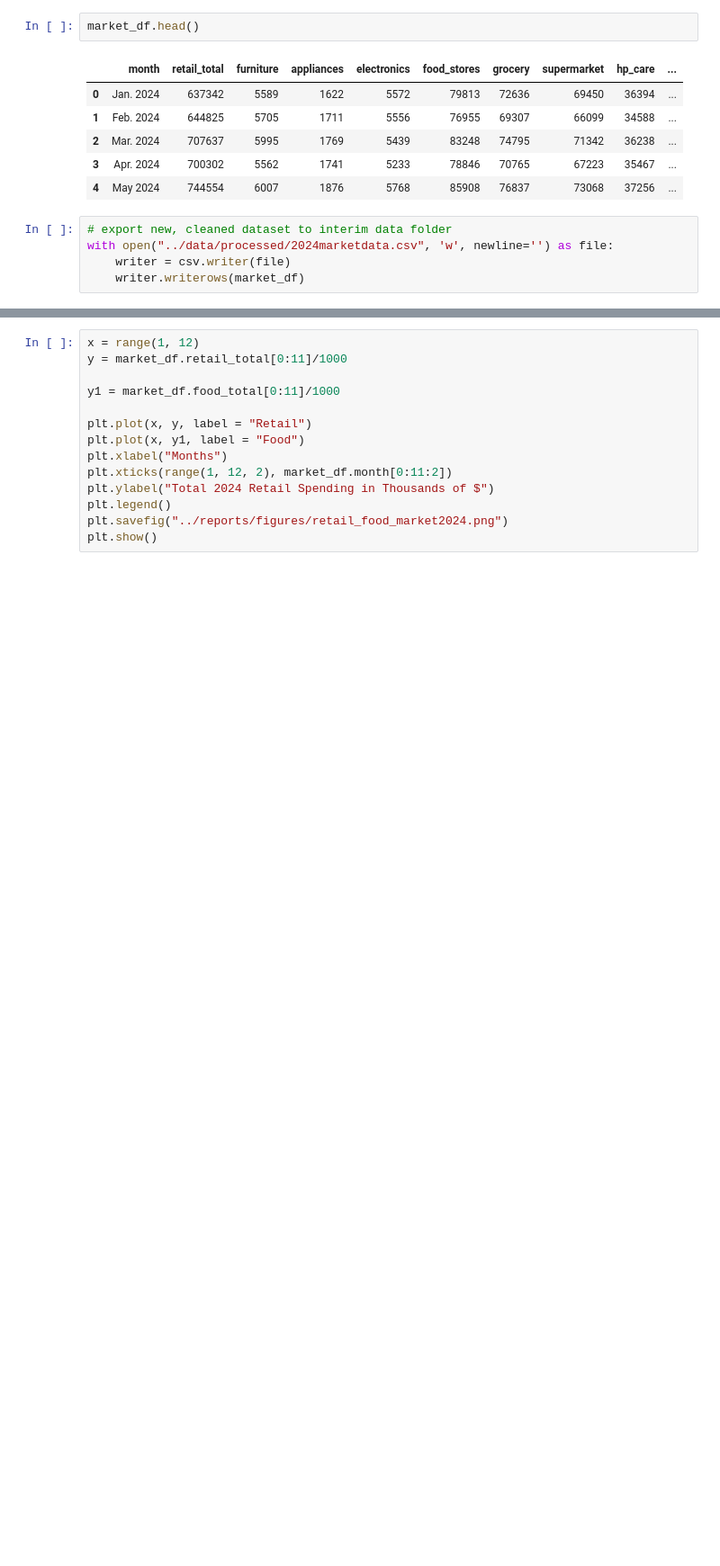
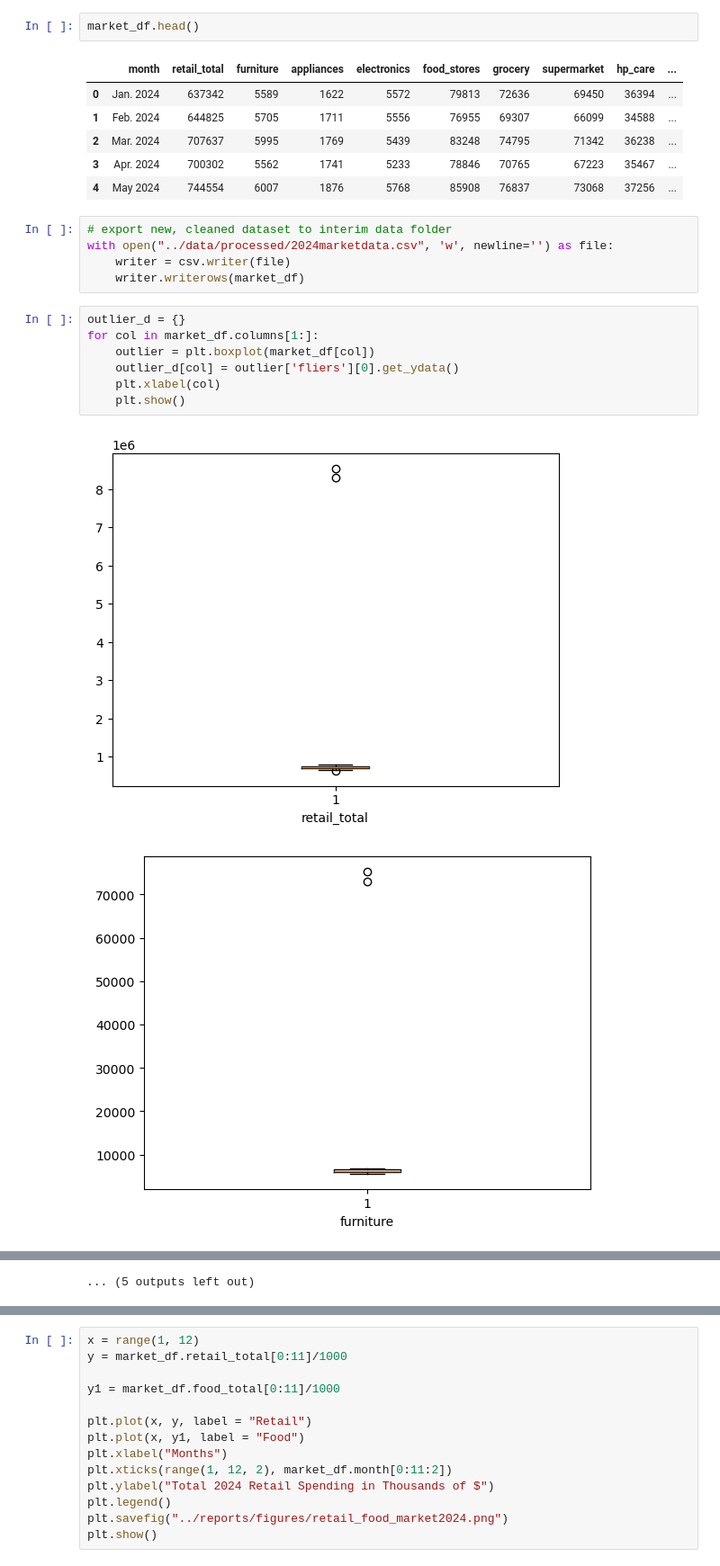
Before and after one commit to hana-e04/student_needs_gh, a Jupyter notebook: notebooks/marketdata_cleaning.ipynb, the cells around one changed output, grey strips where cells are left out. Shown at 90% size. Cells and saved outputs as stored; diff of their text form; blank space fills up the shorter version.

Commit message:
developed method of checking market data for outliers

```diff
--- a/notebooks/marketdata_cleaning.ipynb
+++ b/notebooks/marketdata_cleaning.ipynb
@@ -77,3 +77,13 @@ market_df.head()
 with open("../data/processed/2024marketdata.csv", 'w', newline='') as file:
     writer = csv.writer(file)
     writer.writerows(market_df)
+# %%
+outlier_d = {}
+for col in market_df.columns[1:]:
+    outlier = plt.boxplot(market_df[col])
+    outlier_d[col] = outlier['fliers'][0].get_ydata()
+    plt.xlabel(col)
+    plt.show()
+# %% [output]
+[figure, added]
+[figure, added]
@@ -79,0 +100 @@ with open("../data/processed/2024marketdata.csv", 'w', newline='') as file:
+... (5 outputs left out)
```
Also changed, not shown: parts of 5 cells of this notebook, 4 other files.
